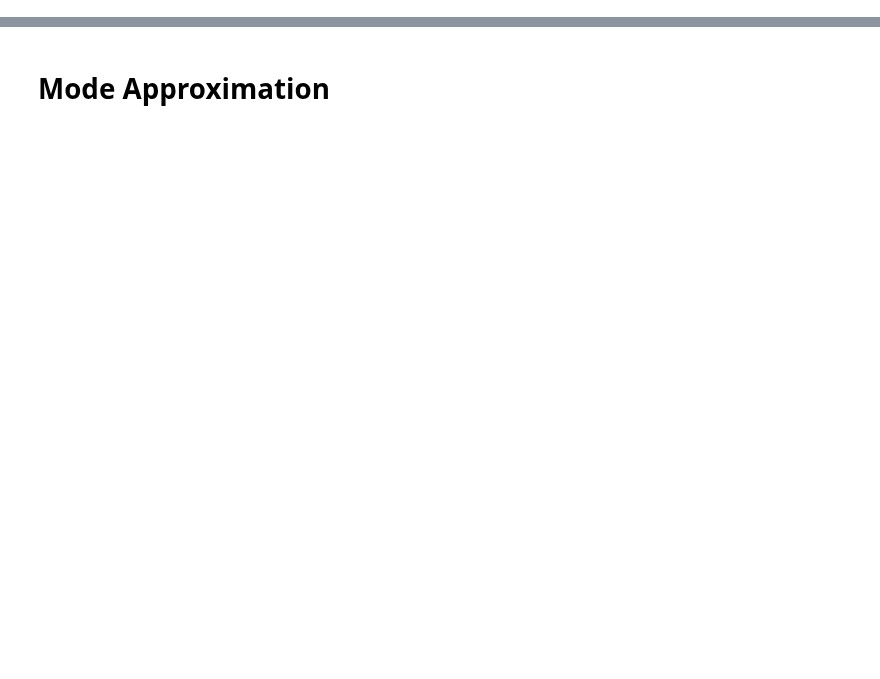
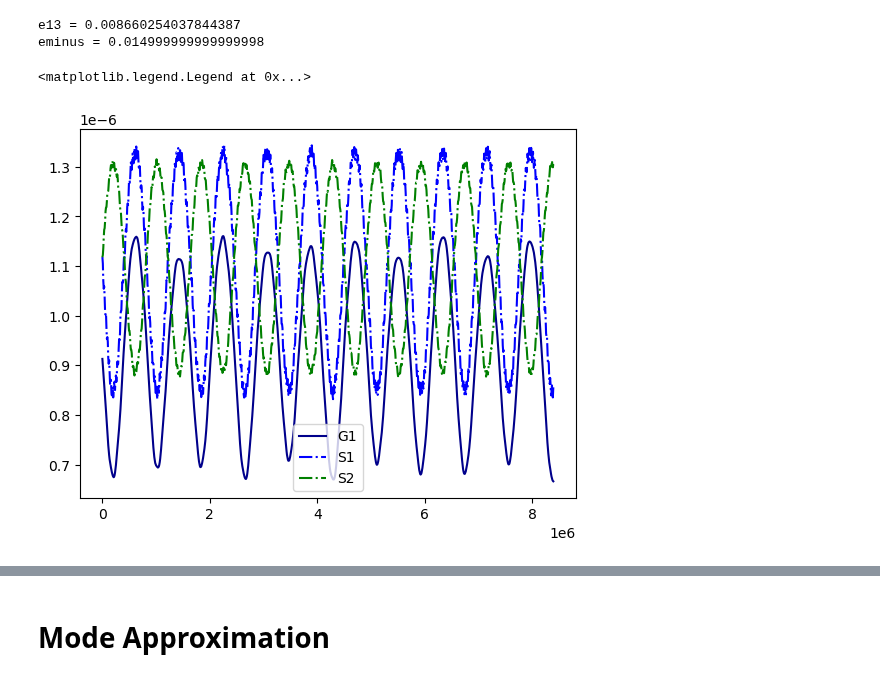
Before and after one commit to EritasY/Chaos, a Jupyter notebook: GeneralCase.ipynb, the cells around one changed output, grey strips where cells are left out. Drawn from its saved outputs; the diff is of its cells as text; code cells hidden in the pictures; blank space fills up the shorter version.

```diff
--- a/GeneralCase.ipynb
+++ b/GeneralCase.ipynb
@@ -101,2 +109,32 @@ def run(sim):
 
     return times, G1, G2, G3, S1, S2, S3, S1a, S2a, S3a
+# %%
+alpha = solveAlpha(0.8, 0.04)
+mass = (1-1/3)/2*1e-7,1/3*1e-7,(1-1/3)/2*1e-7
+ecc = 0.005, 0.005, 0.005
+pomega = np.pi/3, 0, -2*np.pi/3
+
+e1x, e1y = ecc[0]*np.cos(pomega[0]), ecc[0]*np.sin(pomega[0])
+e2x, e2y = ecc[1]*np.cos(pomega[1]), ecc[1]*np.sin(pomega[1])
+e3x, e3y = ecc[2]*np.cos(pomega[2]), ecc[2]*np.sin(pomega[2])
+
+print(f"e13 = {np.sqrt((e1x-e3x)**2 + (e1y-e3y)**2)}")
+print(f"eminus = {np.sqrt((e1x-2*e2x+e3x)**2 + (e1y-2*e2y+e3y)**2)}")
+
+# sim = make_sim(alpha, mass, ecc, pomega)
+# times, G1, G2, G3, S1, S2, S3, S1a, S2a, S3a = run(sim)
+# %% [output]
+e13 = 0.008660254037844387
+eminus = 0.014999999999999998
+# %%
+fig, ax = plt.subplots()
+ax.plot(times, G1, color='darkblue', label='G1')
+# ax.plot(times, G2/G2[0], color='darkgreen', label='G2')
+# ax.plot(times, G3/G3[0], color='darkorange', label='G3')
+ax.plot(times, S1, color='blue', linestyle='-.', label='S1')
+ax.plot(times, S2, color='green', linestyle='-.', label='S2')
+# ax.plot(times, S3/S3[0], color='orange', linestyle='-.', label='S3')
+ax.legend()
+# %% [output]
+<matplotlib.legend.Legend at 0x...>
+[figure, added]
```
Also changed, not shown: parts of 32 cells of this notebook, 1 other file.
